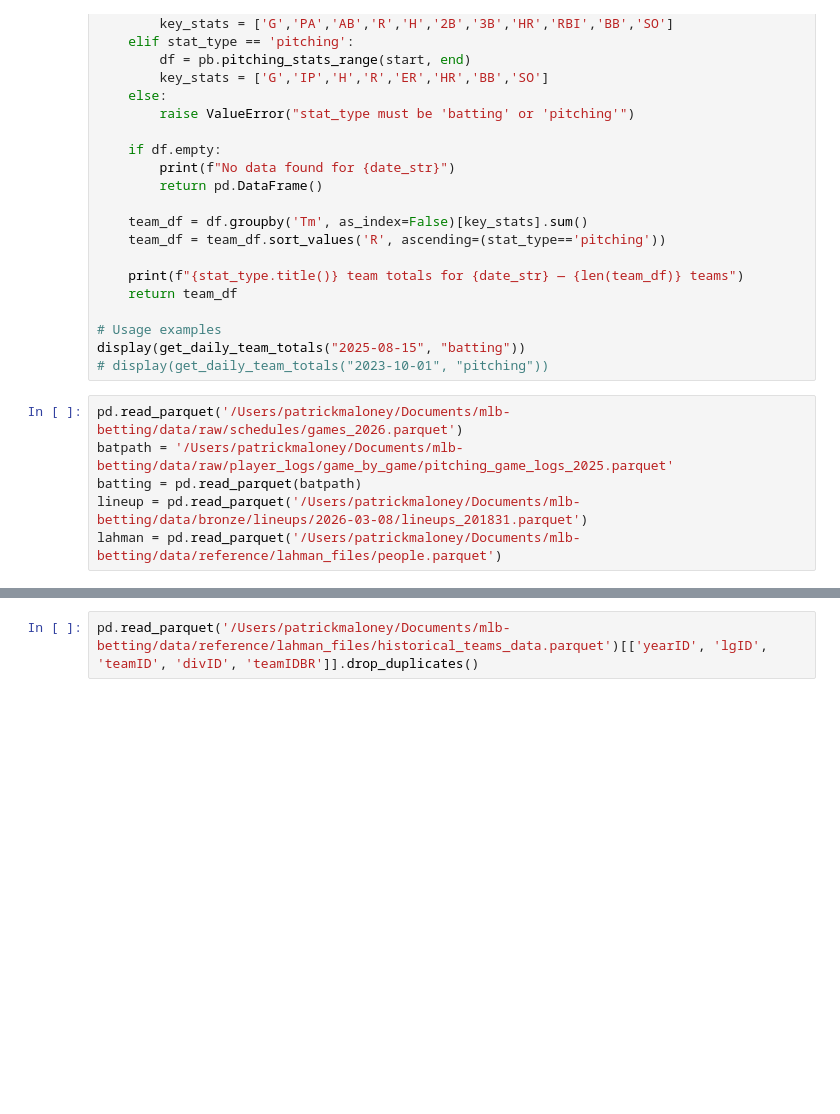
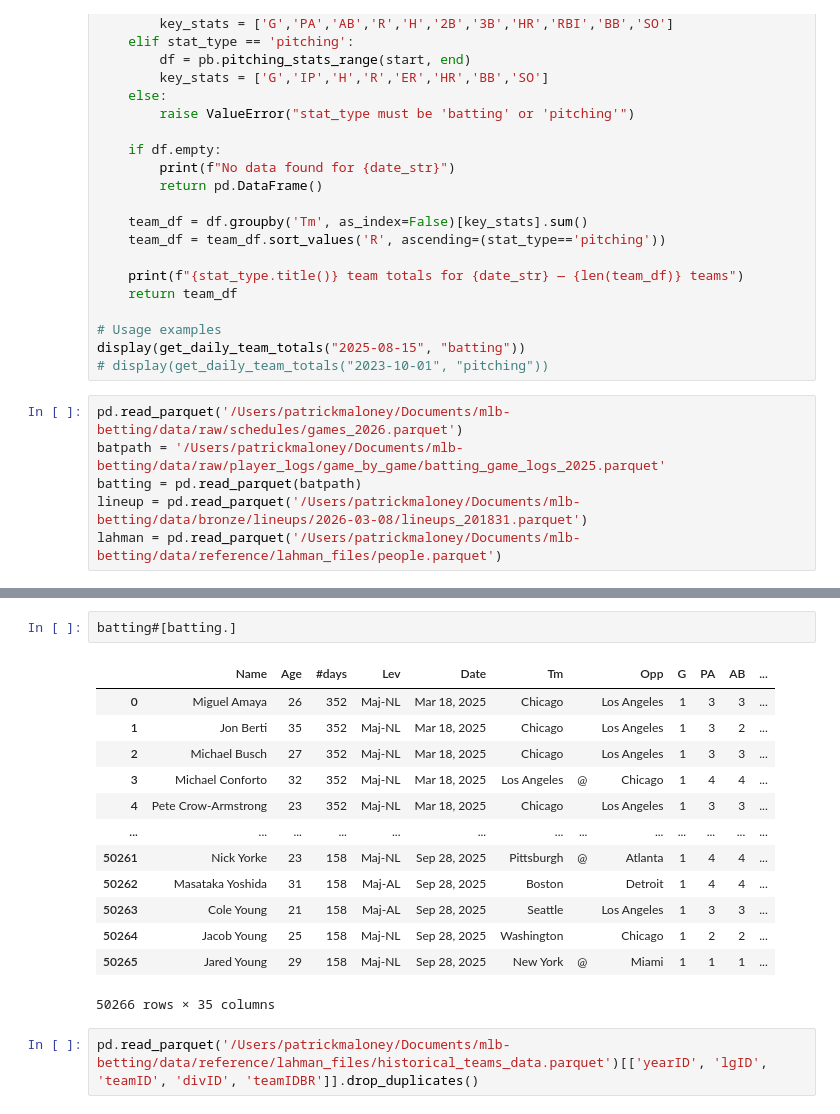
Before and after one commit to patrick-m-maloney/mlb-betting, a Jupyter notebook: notebooks/playground.ipynb, the cells around one changed output, grey strips where cells are left out. Cells and saved outputs as stored; diff of their text form; blank space fills up the shorter version.

```diff
--- a/notebooks/playground.ipynb
+++ b/notebooks/playground.ipynb
@@ -107,7 +107,7 @@ display(get_daily_team_totals("2025-08-15", "batting"))
 # display(get_daily_team_totals("2023-10-01", "pitching"))
 # %%
 pd.read_parquet('/Users/patrickmaloney/Documents/mlb-betting/data/raw/schedules/games_2026.parquet')
-batpath = '/Users/patrickmaloney/Documents/mlb-betting/data/raw/player_logs/game_by_game/pitching_game_logs_2025.parquet'
+batpath = '/Users/patrickmaloney/Documents/mlb-betting/data/raw/player_logs/game_by_game/batting_game_logs_2025.parquet'
 batting = pd.read_parquet(batpath)
 lineup = pd.read_parquet('/Users/patrickmaloney/Documents/mlb-betting/data/bronze/lineups/2026-03-08/lineups_201831.parquet')
 lahman = pd.read_parquet('/Users/patrickmaloney/Documents/mlb-betting/data/reference/lahman_files/people.parquet')
@@ -116,3 +144,19 @@ lahman.head(4).to_clipboard()
+# %%
+batting#[batting.]
+# %% [output]
+|  | Name | Age | #days | Lev | Date | Tm |  | Opp | G | PA | AB | ... |
+| 0 | Miguel Amaya | 26 | 352 | Maj-NL | Mar 18, 2025 | Chicago |  | Los Angeles | 1 | 3 | 3 | ... |
+| 1 | Jon Berti | 35 | 352 | Maj-NL | Mar 18, 2025 | Chicago |  | Los Angeles | 1 | 3 | 2 | ... |
+| 2 | Michael Busch | 27 | 352 | Maj-NL | Mar 18, 2025 | Chicago |  | Los Angeles | 1 | 3 | 3 | ... |
+| 3 | Michael Conforto | 32 | 352 | Maj-NL | Mar 18, 2025 | Los Angeles | @ | Chicago | 1 | 4 | 4 | ... |
+| 4 | Pete Crow-Armstrong | 23 | 352 | Maj-NL | Mar 18, 2025 | Chicago |  | Los Angeles | 1 | 3 | 3 | ... |
+| ... | ... | ... | ... | ... | ... | ... | ... | ... | ... | ... | ... | ... |
+| 50261 | Nick Yorke | 23 | 158 | Maj-NL | Sep 28, 2025 | Pittsburgh | @ | Atlanta | 1 | 4 | 4 | ... |
+| 50262 | Masataka Yoshida | 31 | 158 | Maj-AL | Sep 28, 2025 | Boston |  | Detroit | 1 | 4 | 4 | ... |
+| 50263 | Cole Young | 21 | 158 | Maj-AL | Sep 28, 2025 | Seattle |  | Los Angeles | 1 | 3 | 3 | ... |
+| 50264 | Jacob Young | 25 | 158 | Maj-NL | Sep 28, 2025 | Washington |  | Chicago | 1 | 2 | 2 | ... |
+| 50265 | Jared Young | 29 | 158 | Maj-NL | Sep 28, 2025 | New York | @ | Miami | 1 | 1 | 1 | ... |
+50266 rows × 35 columns
 # %%
 pd.read_parquet('/Users/patrickmaloney/Documents/mlb-betting/data/reference/lahman_files/historical_teams_data.parquet')[['yearID', 'lgID', 'teamID', 'divID', 'teamIDBR']].drop_duplicates()
 # %% [output]
```
Also changed, not shown: parts of 6 cells of this notebook, 4 other files.
